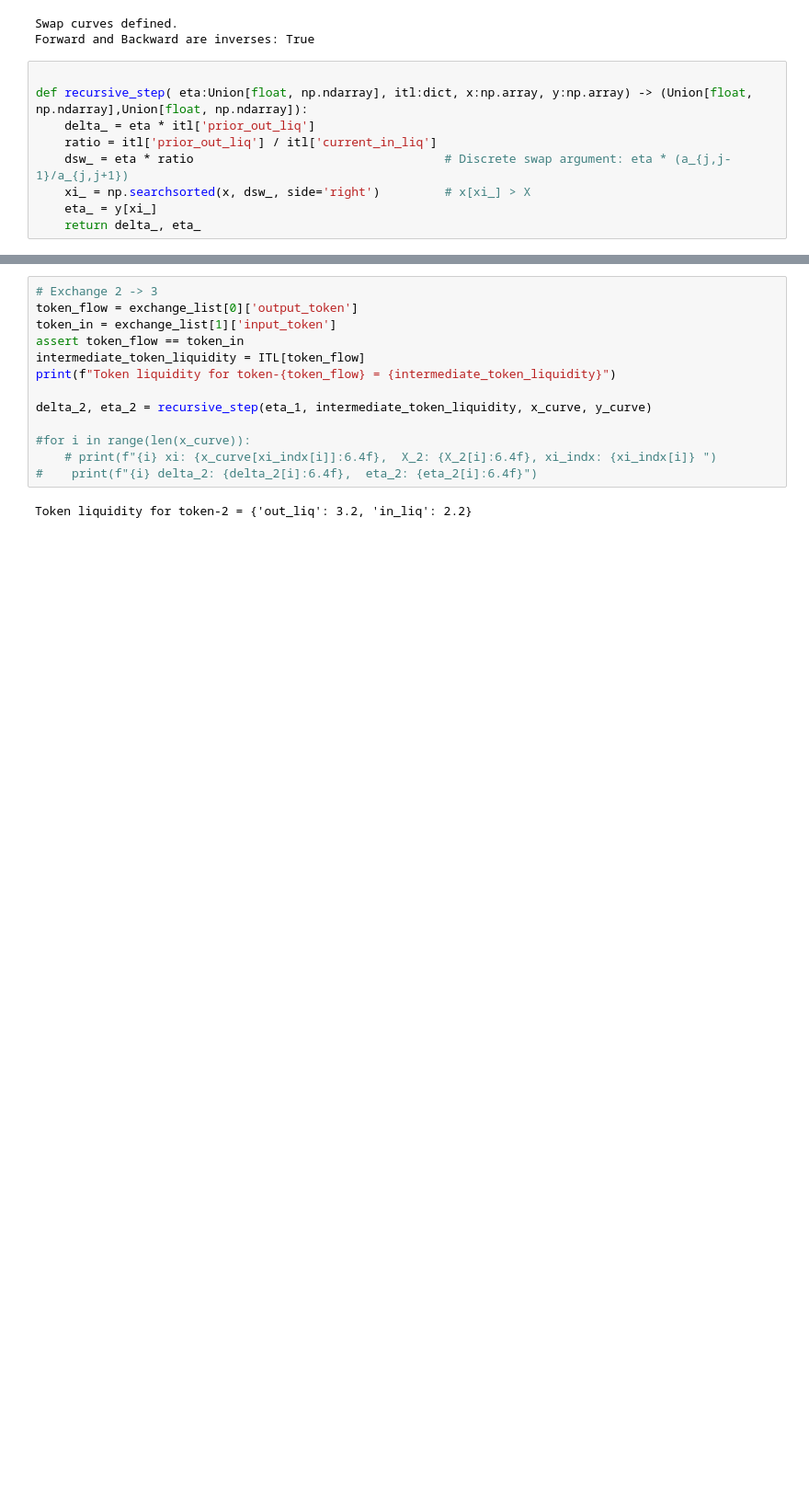
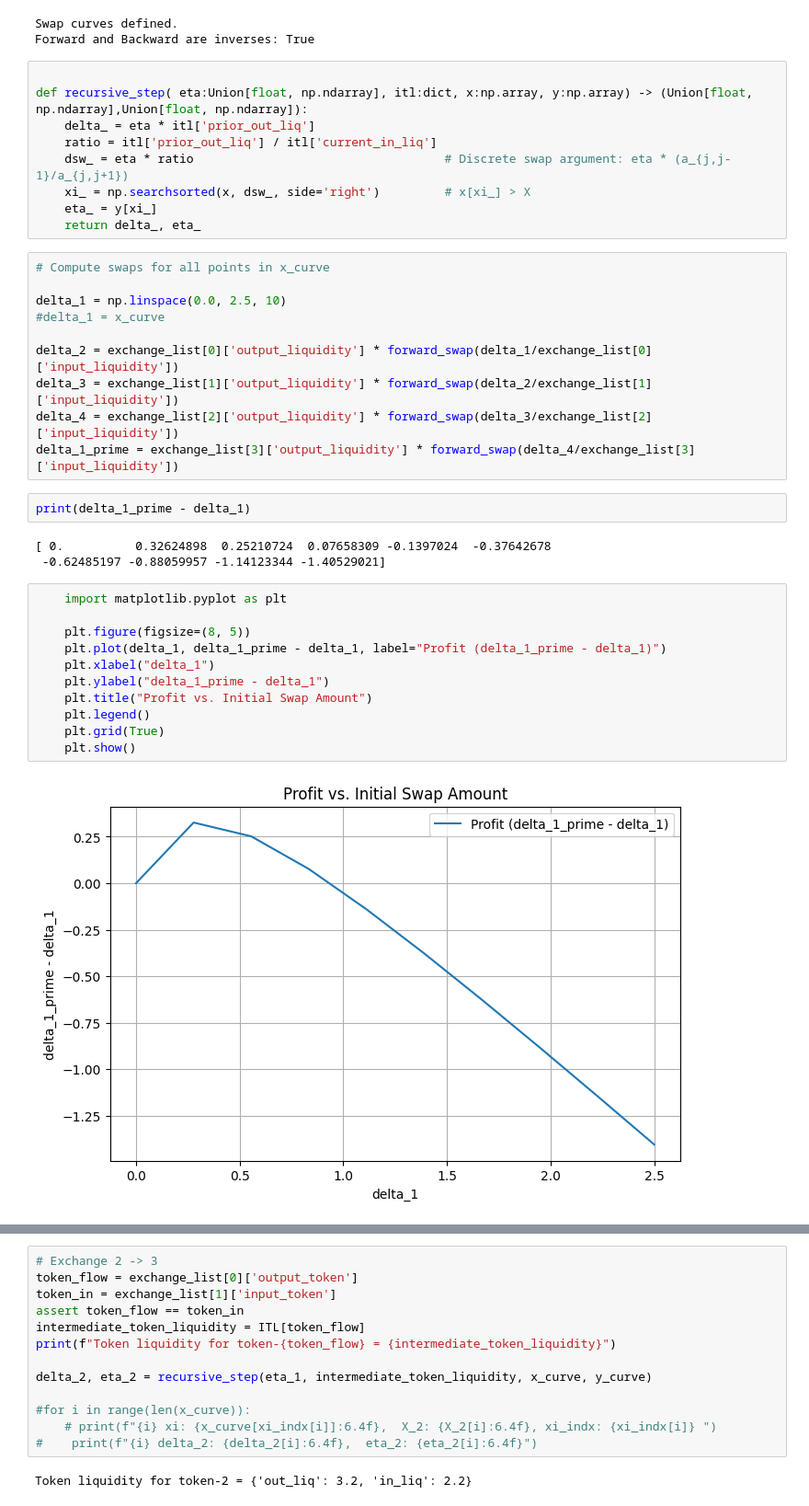
Before and after one commit to kingaj12/AMM-arbitrage, a Jupyter notebook: quick-eval/quick-eval-sample.ipynb, the cells around one changed output, grey strips where cells are left out. Shown at 92% size. Saved outputs shown, nothing was run; the diff lists cells and outputs as text; blank space fills up the shorter version.

Commit message:
add graphs

```diff
--- a/quick-eval/quick-eval-sample.ipynb
+++ b/quick-eval/quick-eval-sample.ipynb
@@ -73,3 +73,31 @@ def recursive_step( eta:Union[float, np.ndarray], itl:dict, x:np.array, y:np.arr
     xi_ = np.searchsorted(x, dsw_, side='right')         # x[xi_] > X
     eta_ = y[xi_]
     return delta_, eta_
+# %%
+# Compute swaps for all points in x_curve
+
+delta_1 = np.linspace(0.0, 2.5, 10)
+#delta_1 = x_curve
+
+delta_2 = exchange_list[0]['output_liquidity'] * forward_swap(delta_1/exchange_list[0]['input_liquidity'])
+delta_3 = exchange_list[1]['output_liquidity'] * forward_swap(delta_2/exchange_list[1]['input_liquidity'])
+delta_4 = exchange_list[2]['output_liquidity'] * forward_swap(delta_3/exchange_list[2]['input_liquidity'])
+delta_1_prime = exchange_list[3]['output_liquidity'] * forward_swap(delta_4/exchange_list[3]['input_liquidity'])
+# %%
+print(delta_1_prime - delta_1)
+# %% [output]
+[ 0.          0.32624898  0.25210724  0.07658309 -0.1397024  -0.37642678
+ -0.62485197 -0.88059957 -1.14123344 -1.40529021]
+# %%
+    import matplotlib.pyplot as plt
+
+    plt.figure(figsize=(8, 5))
+    plt.plot(delta_1, delta_1_prime - delta_1, label="Profit (delta_1_prime - delta_1)")
+    plt.xlabel("delta_1")
+    plt.ylabel("delta_1_prime - delta_1")
+    plt.title("Profit vs. Initial Swap Amount")
+    plt.legend()
+    plt.grid(True)
+    plt.show()
+# %% [output]
+[figure, added]
```
Also changed, not shown: parts of 5 cells of this notebook.
